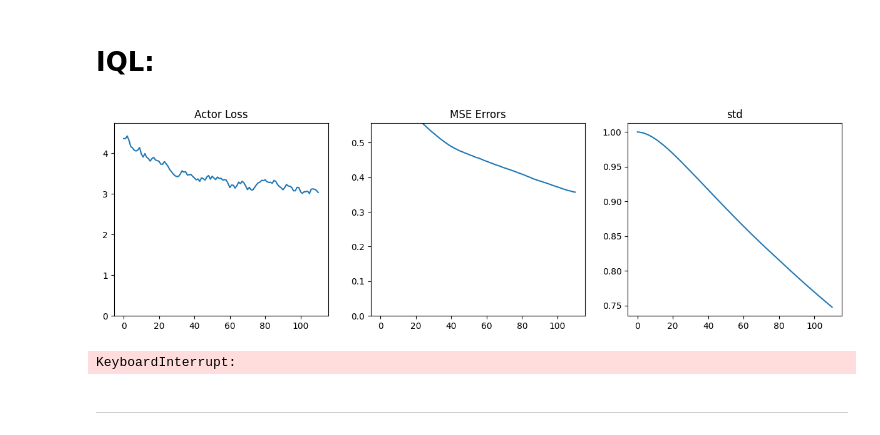
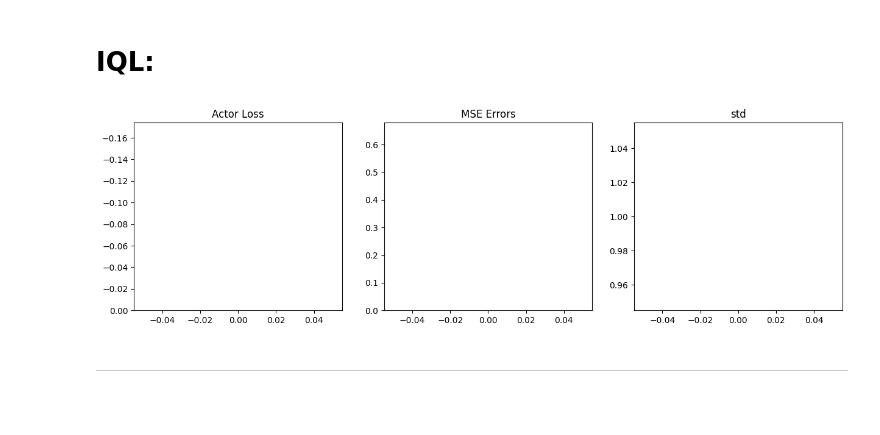
Before and after one commit to TheSun00000/fre_experiments, a Jupyter notebook: offline_fre+G+traj_score.ipynb, the cells around one changed output. Cells and saved outputs as stored; diff of their text form; code cells hidden in the pictures; blank space fills up the shorter version.

```diff
--- a/offline_fre+G+traj_score.ipynb
+++ b/offline_fre+G+traj_score.ipynb
@@ -764,7 +769,8 @@ def get_trajectory_scores(reward_params, num_considered_states=100, gamma=0.99):
         cum_rewards = (cum_rewards - cum_rewards.min()) / (cum_rewards.max() - cum_rewards.min() + 0.0001) - 0.5
 
 
-        trajectories_scores[b] = torch.exp(cum_rewards * 30).clamp(max=10)
+        # trajectories_scores[b] = torch.exp(cum_rewards * 30).clamp(max=10)
+        trajectories_scores[b] = cum_rewards
 
         # sorted_trajectories_idx = cum_rewards.argsort(descending=True)
         # sorted_cum_rewards = cum_rewards[sorted_trajectories_idx]
@@ -813,7 +819,7 @@ for timestep in tqdm(range(100000)):
         # batch['rewards'] = fre_network.get_reward_pred(w_mean, batch['states'])
 
 
-    trajectories_scores = get_trajectory_scores(reward_params)
+    trajectories_scores = get_trajectory_scores(reward_params, gamma=0.99)
     batch['trajectory_score'] = torch.gather(trajectories_scores, dim=1, index=batch['trajectory_idx'].to(device)).unsqueeze(-1)
 
     # Implicit Q-Learning
@@ -848,36 +854,35 @@ for timestep in tqdm(range(100000)):
     }
 
     ########################################################################################
 
 
 
 
 
     actor_losses.append(actor_loss.item())
     mse_errors.append(mse_error.item())
     stds.append(std.item())
 
     if timestep % 10 == 0:
         clear_output(True)
         fig, axs = plt.subplots(1, 3, figsize=(15, 4))
 
         axs[0].plot(smooth_and_downsample(actor_losses))
         axs[0].set_ylim(0,max(actor_losses[-100:]))
         axs[0].set_title("Actor Loss")
 
         axs[1].plot(smooth_and_downsample(mse_errors))
         axs[1].set_ylim(0,max(mse_errors[-100:]))
         axs[1].set_title("MSE Errors")
 
         axs[2].plot(smooth_and_downsample(stds))
         axs[2].set_title("std")
 
         plt.show()
 
-    # break
+    break
 # %% [output]
-[figure, old version]
+[figure, new version]
-KeyboardInterrupt:
 # %% [markdown]
 ---
 # %% [markdown]
```
Also changed, not shown: parts of 3 cells of this notebook, 2 other files.
